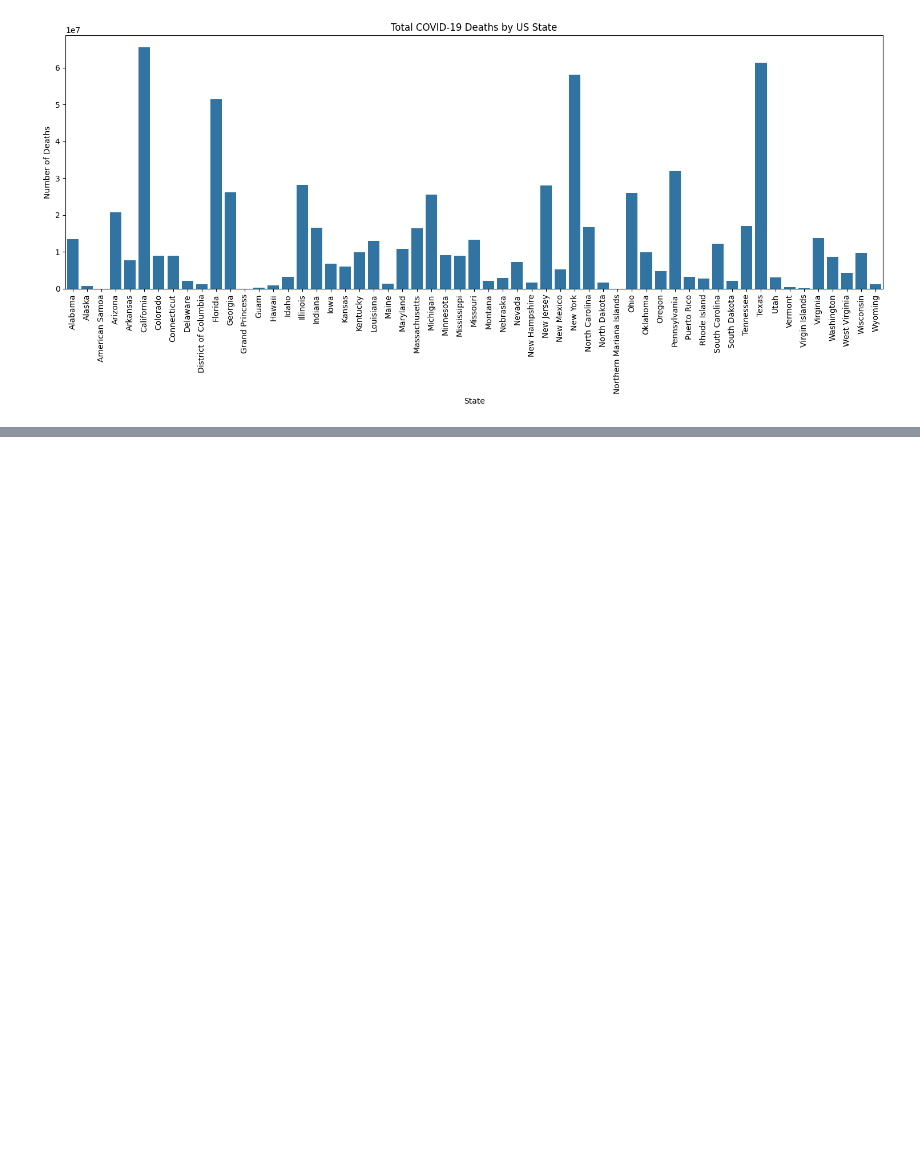
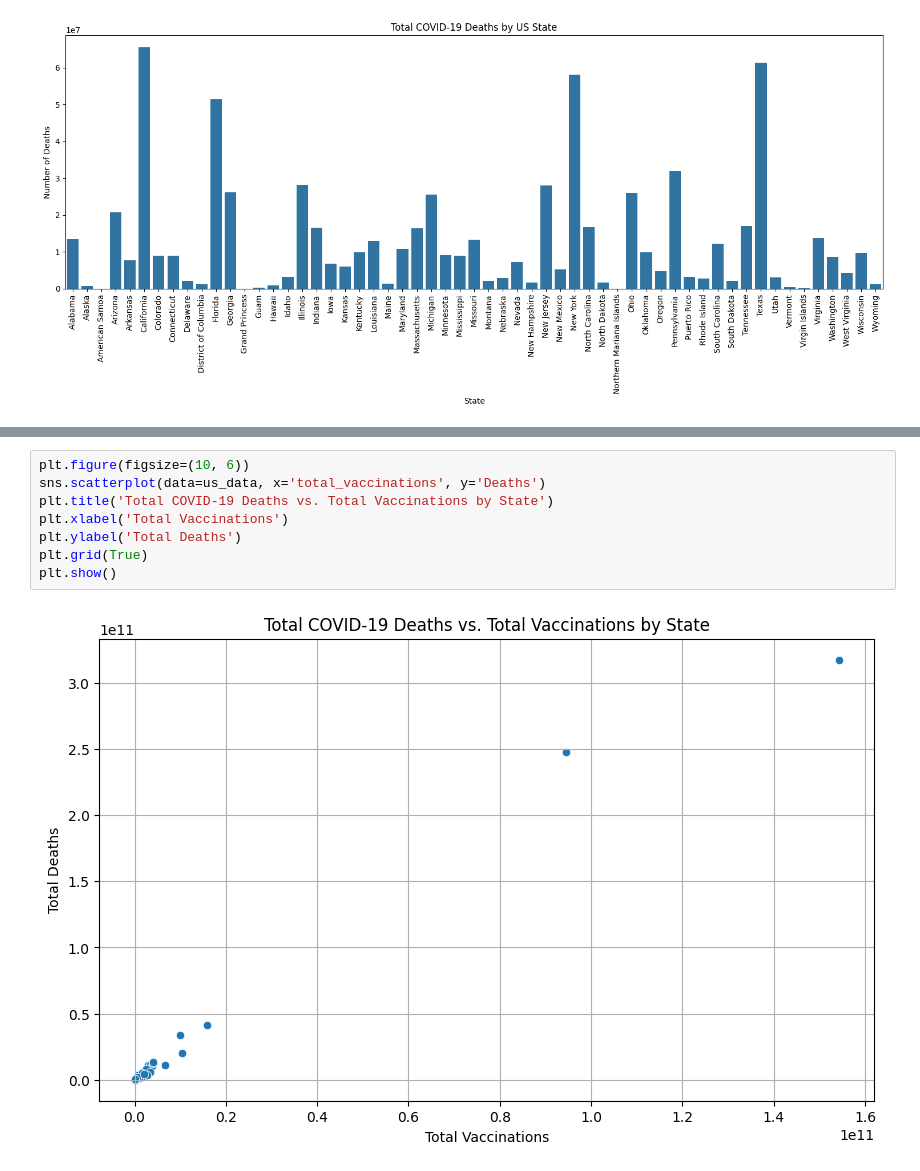
Before and after one commit to AidanLee007/Test-Repo, a Jupyter notebook: COVID_19.ipynb, the cells around one changed output, grey strips where cells are left out. Saved outputs shown, nothing was run; the diff lists cells and outputs as text; blank space fills up the shorter version.

```diff
--- a/COVID_19.ipynb
+++ b/COVID_19.ipynb
@@ -480,0 +687,10 @@ plt.show()
+# %%
+plt.figure(figsize=(10, 6))
+sns.scatterplot(data=us_data, x='total_vaccinations', y='Deaths')
+plt.title('Total COVID-19 Deaths vs. Total Vaccinations by State')
+plt.xlabel('Total Vaccinations')
+plt.ylabel('Total Deaths')
+plt.grid(True)
+plt.show()
+# %% [output]
+[figure, added]
```
Also changed, not shown: parts of 24 cells of this notebook.
